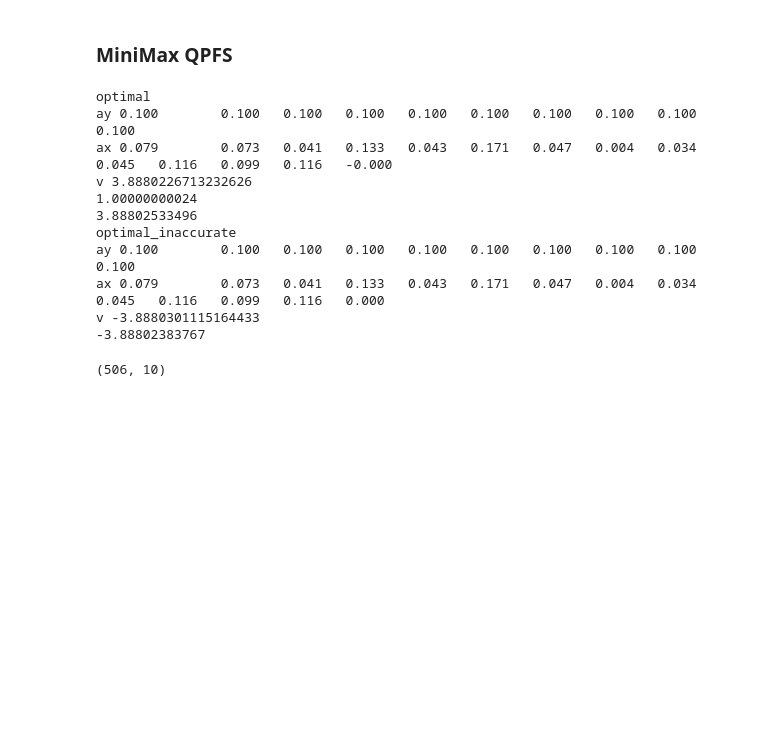
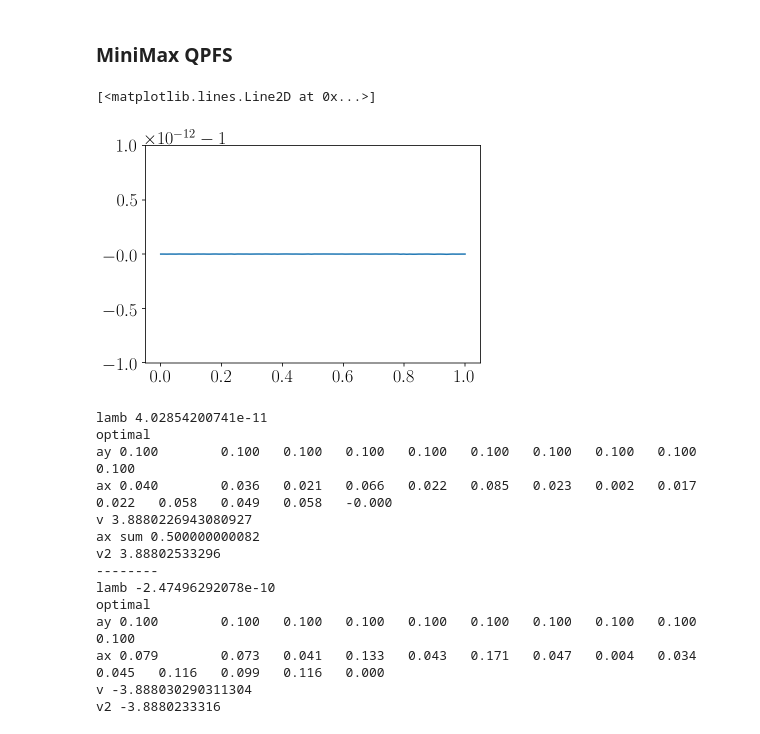
Before and after one commit to Intelligent-Systems-Phystech/MSThesis, a Jupyter notebook: code/main.ipynb, the cells around one changed output. Cells and saved outputs as stored; diff of their text form; code cells hidden in the pictures; blank space fills up the shorter version.

```diff
--- a/code/main.ipynb
+++ b/code/main.ipynb
@@ -31,6 +31,7 @@ def corr(X, Y=None, fill=0):
         Y = X
     if len(Y.shape) == 1:
         Y = Y[:, np.newaxis]
+        Y = np.atleast_2d(Y)
     if len(X.shape) == 1:
         X = X[:, np.newaxis]
 
@@ -262,6 +316,14 @@ import numpy as np
 import sklearn.feature_selection as sklfs
 import scipy as sc
 import cvxpy as cvx
+
+
+
+def shift_spectrum(Q, eps=0.):
+    lamb_min = sc.linalg.eigh(Q)[0][0]
+    if lamb_min < 0:
+        Q = Q - (lamb_min - eps) * np.eye(*Q.shape)
+    return Q, lamb_min
 
 
 class QPFS:
@@ -308,9 +370,6 @@ class QPFS:
         self.status = prob.status
         self.score = np.array(x.value).flatten()
 
-    def __repr__(self):
-        return f'QPFS(sim="{self.sim}")'
-
     def get_topk_indices(self, k=10):
         return self.score.argsort()[::-1][:k]
 
@@ -322,11 +381,13 @@ class MultivariateQPFS():
     def get_params(self, X, Y, eps=1e-12):
         self.Qx = np.abs(corr(X, fill=1))
         self.Qy = np.abs(corr(Y, fill=1))
+        np.fill_diagonal(self.Qx, 0)
+        np.fill_diagonal(self.Qy, 0)
         self.B = np.abs(corr(X, Y))
 
     def get_alpha(self, alpha3=None):
         if alpha3 is None:
-            alpha_3 = np.mean(self.Qx) * np.mean(self.B) / (np.mean(self.Qx) * np.mean(self.B) +
+            alpha3 = np.mean(self.Qx) * np.mean(self.B) / (np.mean(self.Qx) * np.mean(self.B) +
                                                            np.mean(self.Qx) * np.mean(self.Qy) +
                                                            np.mean(self.Qy) * np.mean(self.B))
         alpha1 = (1 - alpha3) * np.mean(self.B) / (np.mean(self.Qx) + np.mean(self.B))
@@ -364,9 +425,6 @@ class MultivariateQPFS():
 
     def get_topk_indices(self, k=10):
         return self.score[self.B.shape[0]].argsort()[::-1][:k]
-
-    def __repr__(self):
-        return f'QPFS(sim="{self.sim}")'
 # %% [markdown]
 ### Test QPFS and MQPFS
 # %%
@@ -456,11 +514,3 @@ print(*['{:.4f}'.format(x) for x in qpfs2.score], sep='\t')
 # %% [output]
 [ 0.35075922  0.34924078  0.3       ]
 0.3829  0.5346  0.0825  0.1296  0.1296  0.1296  0.1296  0.4816
-# %%
-mmqpfs.Qx = Qx
-mmqpfs.Qy = Qy
-mmqpfs.B = B
-
-alphas = mmqpfs.get_alpha(alpha3=0.3)
-print(alphas)
-mmqpfs.solve_problem(alphas)
@@ -1131,3 +1154,15 @@ class MinimaxQPFS():
 mmqpfs = MinimaxQPFS()
 
 mmqpfs.get_params(X, Y)
+# %%
+alphas3 = np.linspace(0., 1., 100)
+lambs = []
+for alp in alphas3:
+    alphas = mmqpfs.get_alpha(alp)
+    mmqpfs.solve_problem(alphas)
+    lambs.append(mmqpfs.lamb_min)
+
+plt.plot(alphas3, lambs)
+# %% [output]
+[<matplotlib.lines.Line2D at 0x...>]
+[figure, added]
@@ -1134,16 +1171,20 @@ mmqpfs.get_params(X, Y)
 # %%
 alphas = mmqpfs.get_alpha()
+alphas = np.array([1., 1., 1.])
 
 mmqpfs.solve_problem(alphas)
 # %% [output]
+lamb 4.02854200741e-11
 optimal
 ay 0.100        0.100   0.100   0.100   0.100   0.100   0.100   0.100   0.100   0.100
-ax 0.079        0.073   0.041   0.133   0.043   0.171   0.047   0.004   0.034   0.045   0.116   0.099   0.116   -0.000
-v 3.8880226713232626
-1.00000000024
-3.88802533496
-optimal_inaccurate
+ax 0.040        0.036   0.021   0.066   0.022   0.085   0.023   0.002   0.017   0.022   0.058   0.049   0.058   -0.000
+v 3.8880226943080927
+ax sum 0.500000000082
+v2 3.88802533296
+--------
+lamb -2.47496292078e-10
+optimal
 ay 0.100        0.100   0.100   0.100   0.100   0.100   0.100   0.100   0.100   0.100
 ax 0.079        0.073   0.041   0.133   0.043   0.171   0.047   0.004   0.034   0.045   0.116   0.099   0.116   0.000
-v -3.8880301115164433
--3.88802383767
+v -3.888030290311304
+v2 -3.8880233316
@@ -1152,4 +1190,0 @@ v -3.8880301115164433
-# %%
-Y.shape
-# %% [output]
-(506, 10)
```
Also changed, not shown: parts of 52 cells of this notebook, 7 other files.
